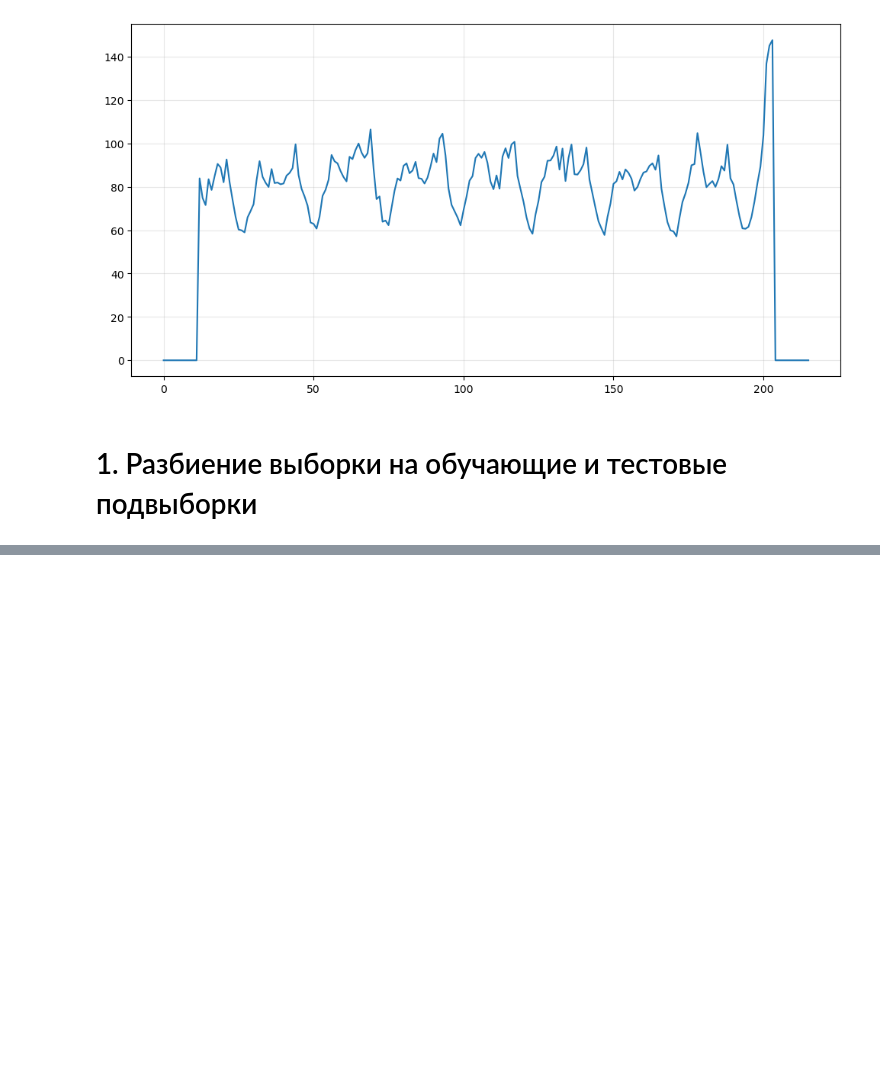
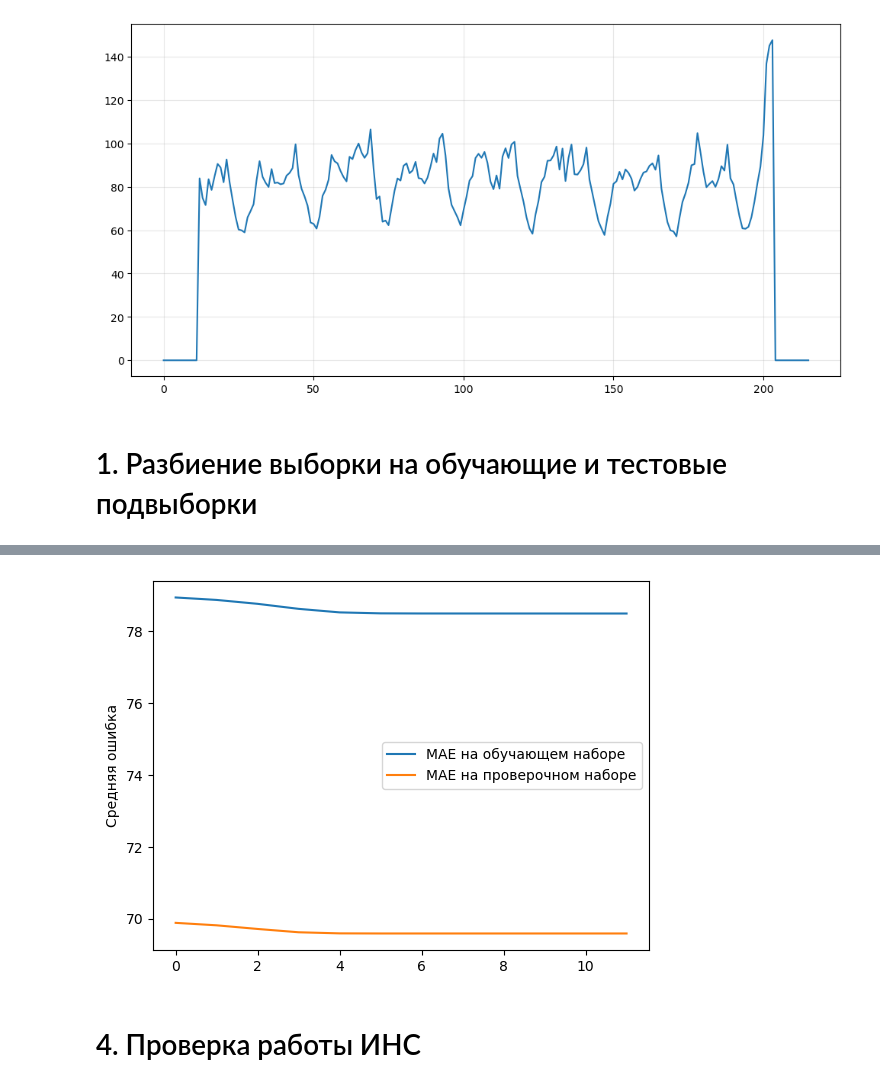
Before and after one commit to dnlygvtv/02_Python_for_Neural_Networks, a Jupyter notebook: HW/HW_5.ipynb, the cells around one changed output, grey strips where cells are left out. Saved outputs shown, nothing was run; the diff lists cells and outputs as text; code cells hidden in the pictures; blank space fills up the shorter version.

```diff
--- a/HW/HW_5.ipynb
+++ b/HW/HW_5.ipynb
@@ -69,0 +155,18 @@ plt.grid('on', alpha=.3);
+# %%
+from keras.layers import LSTM, Conv1D, Dense, Flatten
+from keras.models import Sequential
+from keras.callbacks import EarlyStopping
+
+early_stop = EarlyStopping(monitor='val_mae', patience=5)
+
+model = Sequential()
+model.add(LSTM(32, input_shape = (inputs.shape[1], 1), return_sequences=True))
+model.add(LSTM(32, return_sequences=True))
+model.add(Conv1D(64, kernel_size=3, activation='relu'))
+model.add(Conv1D(64, kernel_size=1, activation='relu'))
+model.add(Flatten())
+model.add(Dense(10, activation='relu'))
+model.add(Dense(1, activation='sigmoid'))
+
+model.compile(loss='mae', optimizer='Adam', metrics=['mae'])
+model.summary()
@@ -69,0 +191,7 @@ plt.grid('on', alpha=.3);
+# %%
+history = model.fit(
+    dataset_train,
+    epochs=20,
+    validation_data=dataset_val,
+    callbacks=[early_stop]
+)
@@ -69,0 +216,12 @@ plt.grid('on', alpha=.3);
+# %%
+plt.plot(history.history['mae'][:],
+         label='MAE на обучающем наборе')
+plt.plot(history.history['val_mae'][:],
+         label='MAE на проверочном наборе')
+
+plt.ylabel('Средняя ошибка')
+plt.legend();
+# %% [output]
+[figure, added]
+# %% [markdown]
+# 4. Проверка работы ИНС
```
Also changed, not shown: parts of 14 cells of this notebook.
